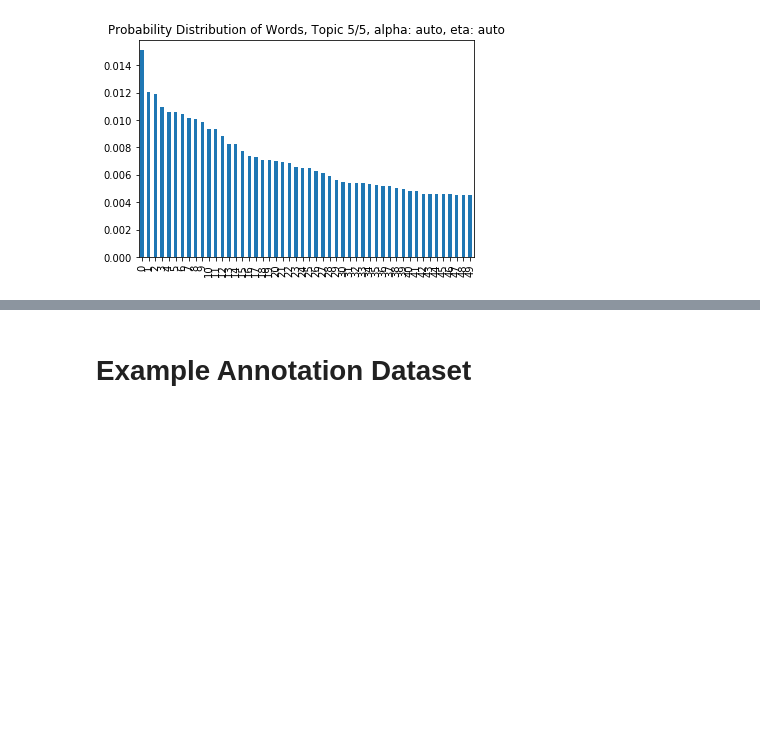
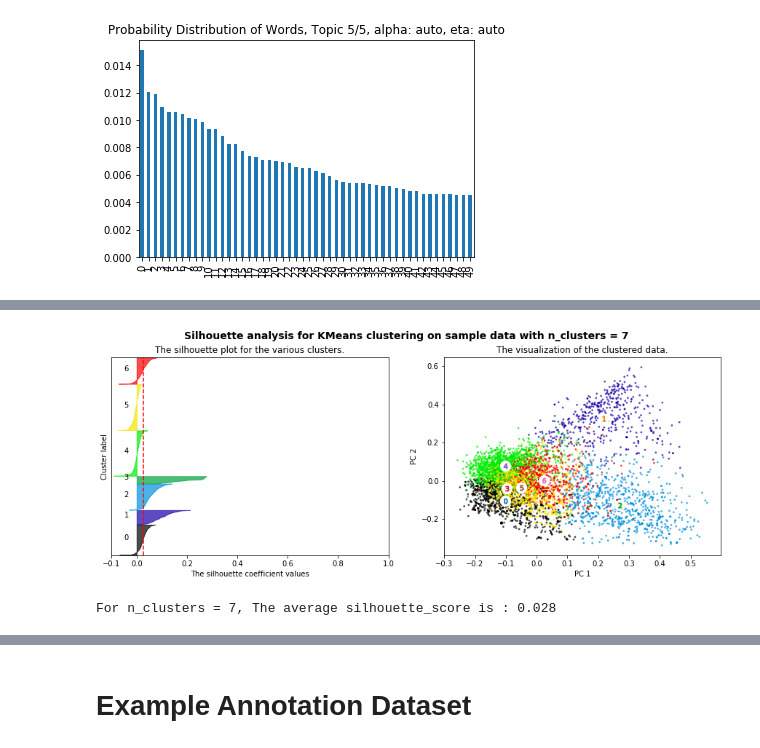
Before and after one commit to sunnyjooey/content-analysis-2018, a Jupyter notebook: 5-Reliability/5-Reliability.ipynb, the cells around one changed output, grey strips where cells are left out. Cells and saved outputs as stored; diff of their text form; code cells hidden in the pictures; blank space fills up the shorter version.

```diff
--- a/5-Reliability/5-Reliability.ipynb
+++ b/5-Reliability/5-Reliability.ipynb
@@ -361,0 +416,6 @@ visualizeTopic1(news_df, 5, 'auto', 'auto')
+# %%
+X = newsgroupsTFVects.toarray()
+plotSilhouette(7, X)
+# %% [output]
+[figure, added]
+For n_clusters = 7, The average silhouette_score is : 0.028
```
Also changed, not shown: parts of 34 cells of this notebook.
